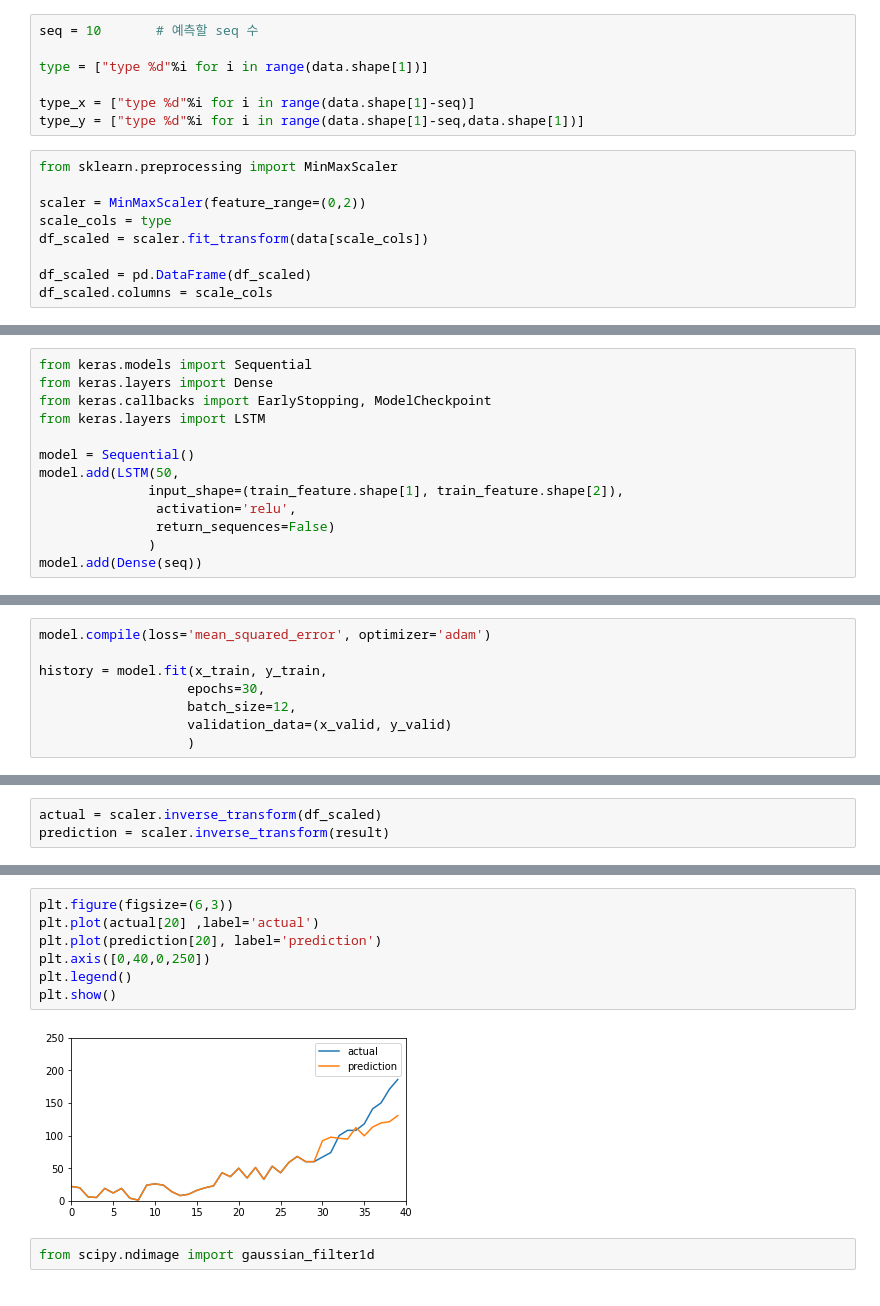
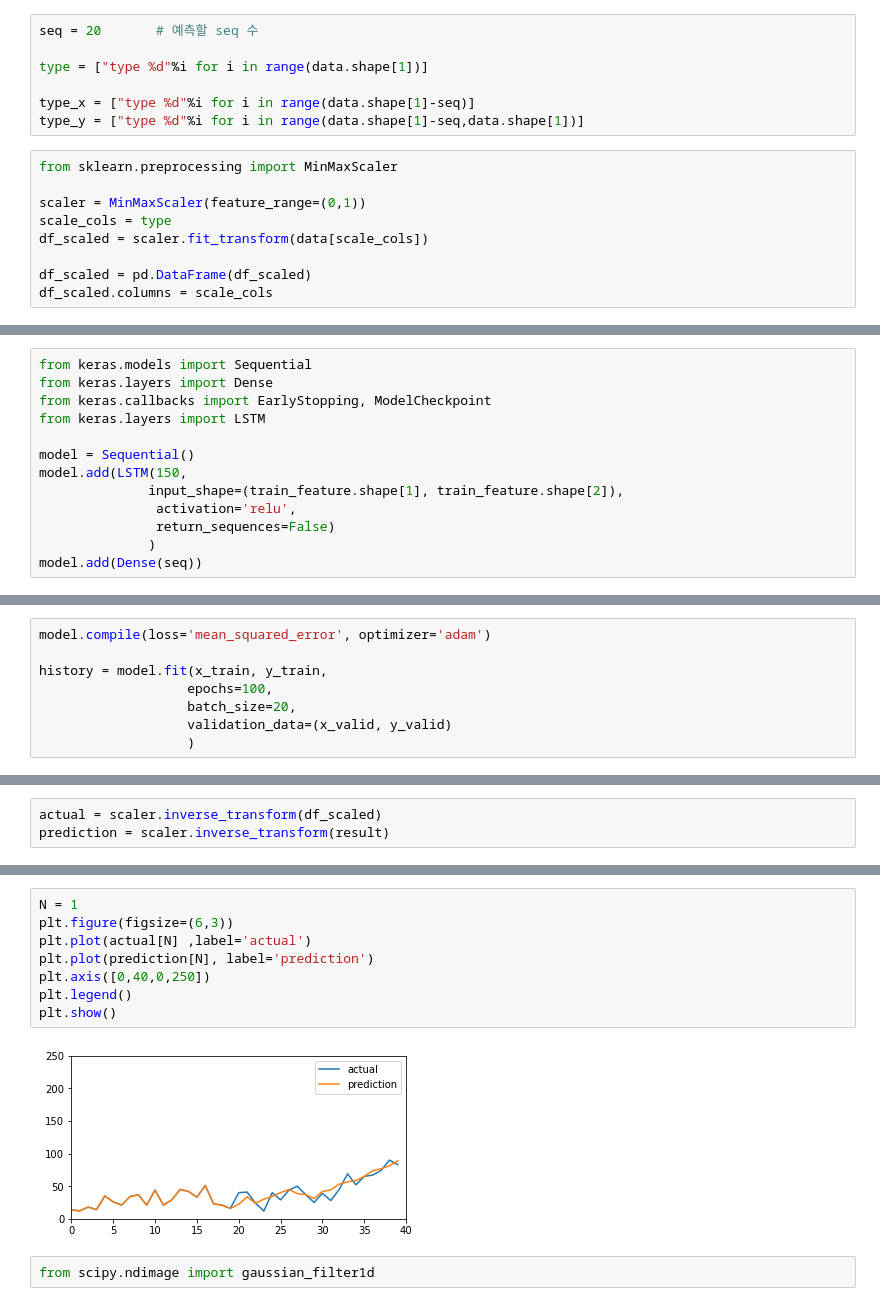
Before and after one commit to Jalbin1307/LSTM_model_pm10, a Jupyter notebook: 3_LSTM_model.ipynb, the cells around one changed output, grey strips where cells are left out. Cells and saved outputs as stored; diff of their text form.

```diff
--- a/3_LSTM_model.ipynb
+++ b/3_LSTM_model.ipynb
@@ -18,7 +18,7 @@ data.head(5)
 | 4 | 26 | 3 | 21 | 22 | 22 | 32 | 7 | 16 | 20 | 29 | ... | ... |
 5 rows × 40 columns
 # %%
-seq = 10       # 예측할 seq 수
+seq = 20       # 예측할 seq 수
 
 type = ["type %d"%i for i in range(data.shape[1])]
 
@@ -27,7 +27,7 @@ type_y = ["type %d"%i for i in range(data.shape[1]-seq,data.shape[1])]
 # %%
 from sklearn.preprocessing import MinMaxScaler
 
-scaler = MinMaxScaler(feature_range=(0,2))
+scaler = MinMaxScaler(feature_range=(0,1))
 scale_cols = type
 df_scaled = scaler.fit_transform(data[scale_cols])
 
@@ -88,7 +88,7 @@ from keras.callbacks import EarlyStopping, ModelCheckpoint
 from keras.layers import LSTM
 
 model = Sequential()
-model.add(LSTM(50,
+model.add(LSTM(150,
               input_shape=(train_feature.shape[1], train_feature.shape[2]),
                activation='relu',
                return_sequences=False)
@@ -134,8 +115,8 @@ _________________________________________________________________
 model.compile(loss='mean_squared_error', optimizer='adam')
 
 history = model.fit(x_train, y_train,
-                   epochs=30,
-                   batch_size=12,
+                   epochs=100,
+                   batch_size=20,
                    validation_data=(x_valid, y_valid)
                    )
 # %% [output]
@@ -232,12 +209,13 @@ array([ 13.        ,   6.        ,   4.        ,   9.        ,
 # %%
+N = 1
 plt.figure(figsize=(6,3))
-plt.plot(actual[20] ,label='actual')
-plt.plot(prediction[20], label='prediction')
+plt.plot(actual[N] ,label='actual')
+plt.plot(prediction[N], label='prediction')
 plt.axis([0,40,0,250])
 plt.legend()
 plt.show()
 # %% [output]
-[figure, old version]
+[figure, new version]
 # %%
 from scipy.ndimage import gaussian_filter1d
 # %%
```
Also changed, not shown: parts of 14 cells of this notebook.
